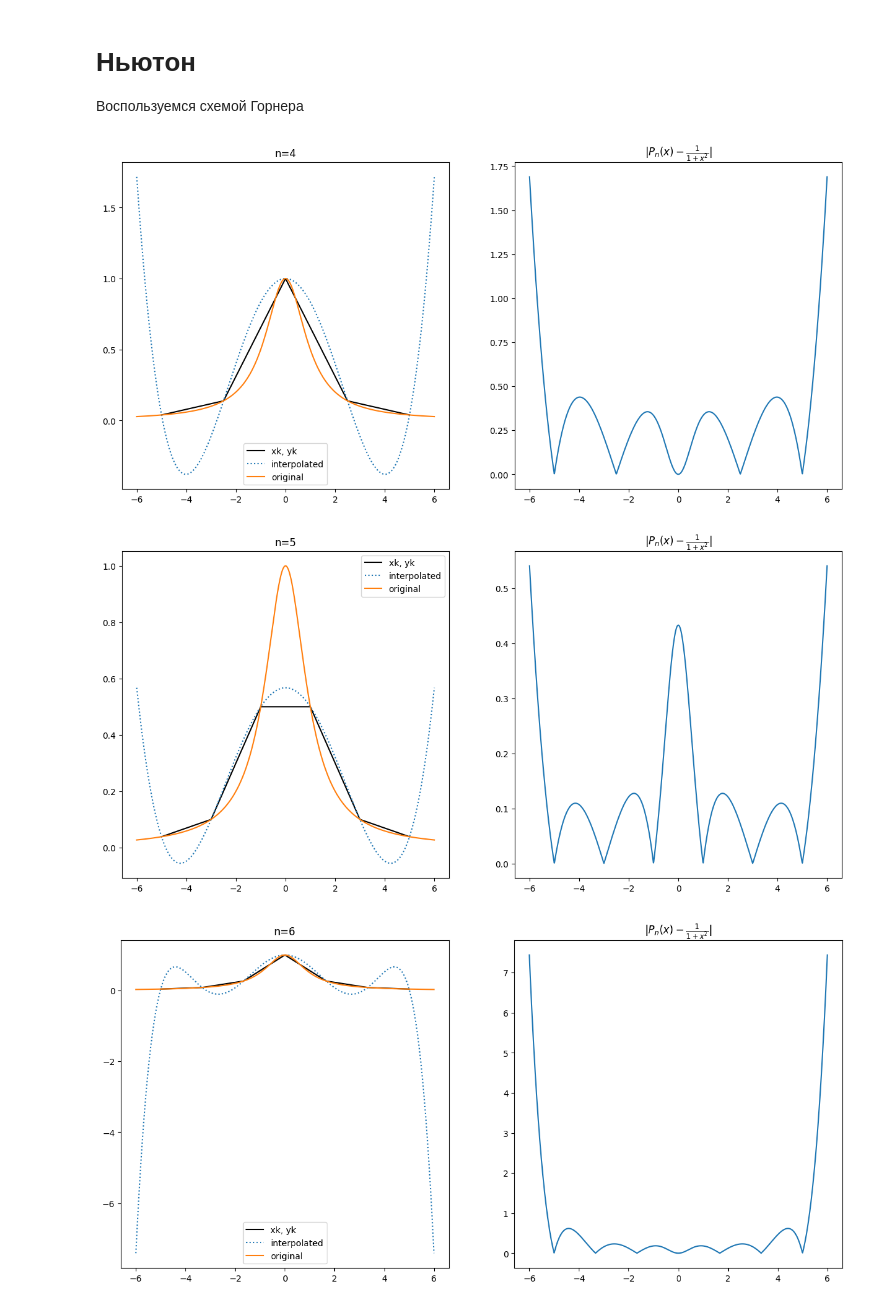
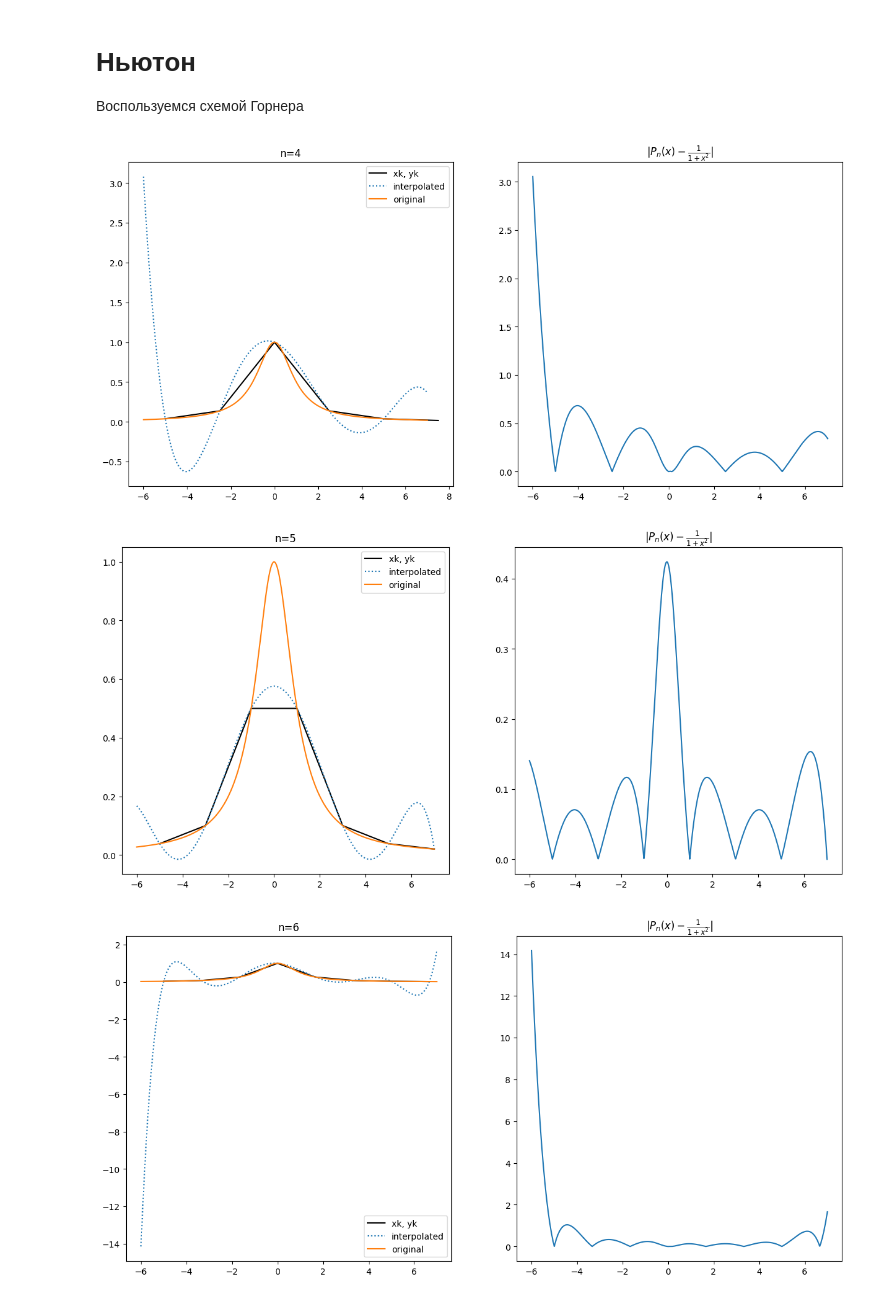
Before and after one commit to dckokis/OVF, a Jupyter notebook: task5/task5.ipynb, the cells around one changed output. Cells and saved outputs as stored; diff of their text form; code cells hidden in the pictures.

```diff
--- a/task5/task5.ipynb
+++ b/task5/task5.ipynb
@@ -83,36 +83,37 @@ def find_coefficients(X, Y):
 
 	p = np.zeros(n)
 	for k in range(n):
 		p[k] = A[k, k + 1]
 
 	return p
 
 def newton(x, X, Y):
 	p = find_coefficients(X, Y)
 	n = X.size
 	res = p[n - 1]
 	for i in range(n - 2, -1, -1):
 		res = res * (x - X[i]) + p[i]
 	return res
 
 
 for n in range(4, 16):
 	fg, ax = plt.subplots(1, 2, figsize=(15, 7))
 	X, Y = get_x_y(n)
-	# X = np.concatenate([X, [-5 + (n+1) * 10 / n]])
-	# Y = np.concatenate([Y, [1 / (1 + X[-1] ** 2)]])
-	x_dimension = np.linspace(-6, 6, 1000)
+	X = np.concatenate([X, [-5 + (n+1) * 10 / n]])
+	Y = np.concatenate([Y, [1 / (1 + X[-1] ** 2)]])
+	x_dimension = np.linspace(-6, 7, 1000)
+	# x_dimension = np.linspace(X[0], X[-1], 1000)
 	p = newton(x_dimension, X, Y)
 	original_function = np.vectorize(lambda x: 1 / (1 + x ** 2))(x_dimension)
 	ax[0].plot(X, Y, 'k', label='xk, yk')
 	ax[0].plot(x_dimension, p, linestyle=':', label='interpolated')
 	ax[0].plot(x_dimension, original_function, label='original')
 	ax[0].set_title('n=' + str(n))
 	ax[1].plot(x_dimension, np.abs(p - original_function))
 	ax[1].set_title(r'$|P_n(x) - \frac{1}{1+x^2}|$')
 	ax[0].legend()
 	plt.show()
 # %% [output]
-[figure, old version]
+[figure, new version]
-[figure, old version]
+[figure, new version]
-[figure, old version]
+[figure, new version]
```
Also changed, not shown: parts of 1 cell of this notebook, 2 other files.
